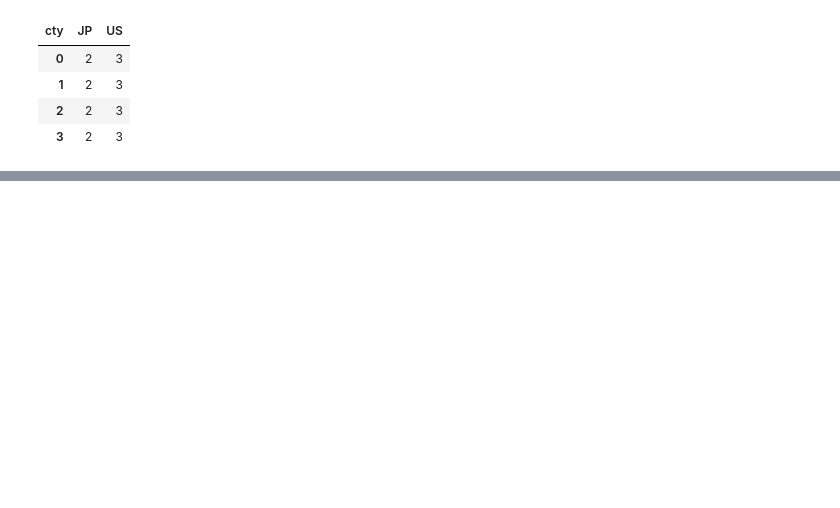
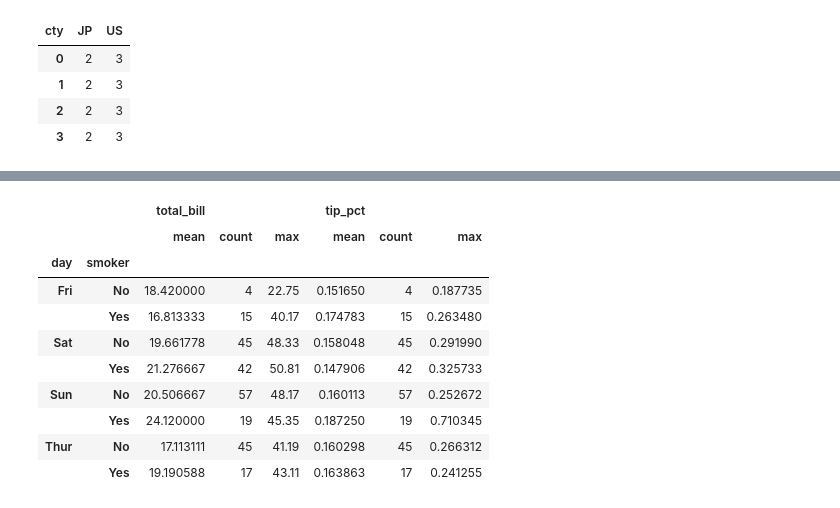
Before and after one commit to lj72808up/AI_Handcraft, a Jupyter notebook: blog/pandas数据处理/7-聚合与分组.ipynb, the cells around one changed output, grey strips where cells are left out. Drawn from its saved outputs; the diff is of its cells as text; code cells hidden in the pictures; blank space fills up the shorter version.

```diff
--- a/blog/pandas数据处理/7-聚合与分组.ipynb
+++ b/blog/pandas数据处理/7-聚合与分组.ipynb
@@ -238,0 +277,5 @@ df.groupby(level='cty',axis=1).count()
+# %%
+df = pd.read_csv('../example/tips.csv')
+# Add tip percentage of total bill
+df['tip_pct'] = df['tip'] / df['total_bill']
+df.head()
@@ -238,0 +289,5 @@ df.groupby(level='cty',axis=1).count()
+# %%
+# 使用函数名代表聚合函数
+grouped = df.groupby(['day','smoker'])
+grouped_pct = grouped['tip_pct']
+grouped_pct.agg('mean')
@@ -238,0 +333,16 @@ df.groupby(level='cty',axis=1).count()
+# %%
+# 在多个列上进行多个聚合函数
+functions = ['mean','count','max']
+grouped['total_bill','tip_pct'].agg(functions)
+# %% [output]
+|  |  | total_bill |  |  | tip_pct |  |  |
+|  |  | mean | count | max | mean | count | max |
+| day | smoker |  |  |  |  |  |  |
+| Fri | No | 18.420000 | 4 | 22.75 | 0.151650 | 4 | 0.187735 |
+|  | Yes | 16.813333 | 15 | 40.17 | 0.174783 | 15 | 0.263480 |
+| Sat | No | 19.661778 | 45 | 48.33 | 0.158048 | 45 | 0.291990 |
+|  | Yes | 21.276667 | 42 | 50.81 | 0.147906 | 42 | 0.325733 |
+| Sun | No | 20.506667 | 57 | 48.17 | 0.160113 | 57 | 0.252672 |
+|  | Yes | 24.120000 | 19 | 45.35 | 0.187250 | 19 | 0.710345 |
+| Thur | No | 17.113111 | 45 | 41.19 | 0.160298 | 45 | 0.266312 |
+|  | Yes | 19.190588 | 17 | 43.11 | 0.163863 | 17 | 0.241255 |
```
Also changed, not shown: parts of 21 cells of this notebook.
